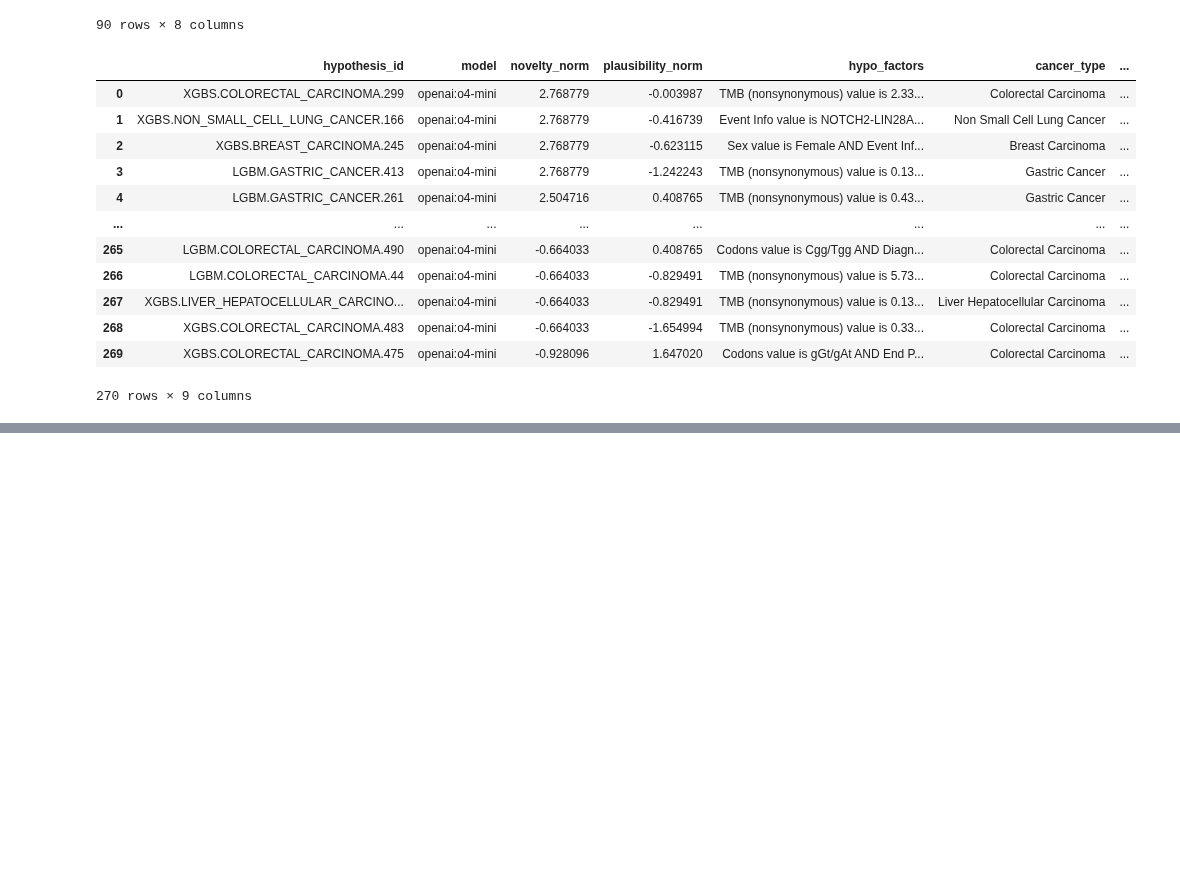
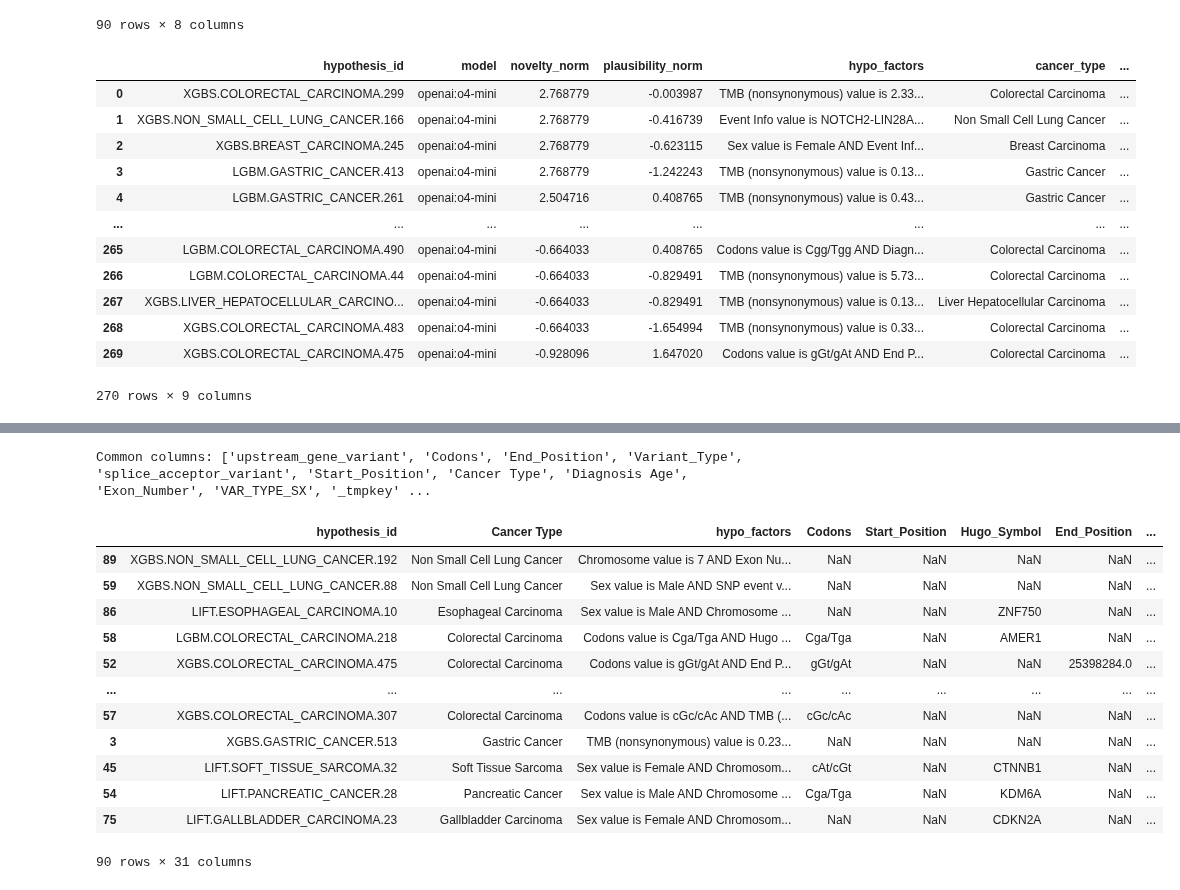
Before and after one commit to Taneun/OncoHypothesis-LLM-Ranker, a Jupyter notebook: pan_cancer/llm_results_analysis.ipynb, the cells around one changed output, grey strips where cells are left out. Drawn from its saved outputs; the diff is of its cells as text; code cells hidden in the pictures; blank space fills up the shorter version.

```diff
--- a/pan_cancer/llm_results_analysis.ipynb
+++ b/pan_cancer/llm_results_analysis.ipynb
@@ -389,0 +399,4 @@ df_combined
+# %%
+full_data = pd.read_csv("narrowed_cancers_data.csv")
+full_data.columns
+# full_data = full_data.drop('_tmpkey', axis=1)
@@ -389,0 +464,30 @@ df_combined
+# %%
+
+# Identify common columns
+common_cols = list(set(df_michal_renamed.columns) & set(full_data.columns))
+print(f"Common columns: {common_cols}")
+
+matched_rows = []
+
+for _, small_row in df_michal_renamed.iterrows():
+    mask = np.ones(len(full_data), dtype=bool)
+
+    for col in common_cols:
+        val = small_row[col]
+        mask &= (
+            (full_data[col] == val) |
+            pd.isna(val)
+        ) & (~(pd.notna(val) & full_data[col].isna()))
+
+    filtered = full_data[mask].copy()
+
+    # Add all columns from df_michal_renamed (repeating for each match)
+    for col in df_michal_renamed.columns:
+        filtered[col] = small_row[col]
+
+    matched_rows.append(filtered)
+
+# Combine results
+result = pd.concat(matched_rows, ignore_index=True) if matched_rows else pd.DataFrame()
+# %% [output]
+Common columns: ['upstream_gene_variant', 'Codons', 'End_Position', 'Variant_Type', 'splice_acceptor_variant', 'Start_Position', 'Cancer Type', 'Diagnosis Age', 'Exon_Number', 'VAR_TYPE_SX', '_tmpkey' ...
@@ -389,0 +499,25 @@ df_combined
+# %%
+# Compute unique PATIENT_ID count per hypothesis_id
+patient_counts = result.groupby('hypothesis_id')['PATIENT_ID'].nunique().reset_index()
+patient_counts.rename(columns={'PATIENT_ID': 'unique_patient_count'}, inplace=True)
+
+# Merge into df_michal_renamed
+df_michal_renamed = df_michal_renamed.merge(patient_counts, on='hypothesis_id', how='left')
+# %%
+df_michal_renamed.sort_values(by=['unique_patient_count', "novelty", "plausibility"], ascending=[False, False, False], inplace=True)
+# %%
+df_michal_renamed
+# %% [output]
+|  | hypothesis_id | Cancer Type | hypo_factors | Codons | Start_Position | Hugo_Symbol | End_Position | ... |
+| 89 | XGBS.NON_SMALL_CELL_LUNG_CANCER.192 | Non Small Cell Lung Cancer | Chromosome value is 7 AND Exon Nu... | NaN | NaN | NaN | NaN | ... |
+| 59 | XGBS.NON_SMALL_CELL_LUNG_CANCER.88 | Non Small Cell Lung Cancer | Sex value is Male AND SNP event v... | NaN | NaN | NaN | NaN | ... |
+| 86 | LIFT.ESOPHAGEAL_CARCINOMA.10 | Esophageal Carcinoma | Sex value is Male AND Chromosome ... | NaN | NaN | ZNF750 | NaN | ... |
+| 58 | LGBM.COLORECTAL_CARCINOMA.218 | Colorectal Carcinoma | Codons value is Cga/Tga AND Hugo ... | Cga/Tga | NaN | AMER1 | NaN | ... |
+| 52 | XGBS.COLORECTAL_CARCINOMA.475 | Colorectal Carcinoma | Codons value is gGt/gAt AND End P... | gGt/gAt | NaN | NaN | 25398284.0 | ... |
+| ... | ... | ... | ... | ... | ... | ... | ... | ... |
+| 57 | XGBS.COLORECTAL_CARCINOMA.307 | Colorectal Carcinoma | Codons value is cGc/cAc AND TMB (... | cGc/cAc | NaN | NaN | NaN | ... |
+| 3 | XGBS.GASTRIC_CANCER.513 | Gastric Cancer | TMB (nonsynonymous) value is 0.23... | NaN | NaN | NaN | NaN | ... |
+| 45 | LIFT.SOFT_TISSUE_SARCOMA.32 | Soft Tissue Sarcoma | Sex value is Female AND Chromosom... | cAt/cGt | NaN | CTNNB1 | NaN | ... |
+| 54 | LIFT.PANCREATIC_CANCER.28 | Pancreatic Cancer | Sex value is Male AND Chromosome ... | Cga/Tga | NaN | KDM6A | NaN | ... |
+| 75 | LIFT.GALLBLADDER_CARCINOMA.23 | Gallbladder Carcinoma | Sex value is Female AND Chromosom... | NaN | NaN | CDKN2A | NaN | ... |
+90 rows × 31 columns
```
Also changed, not shown: parts of 5 cells of this notebook, 3 other files.
